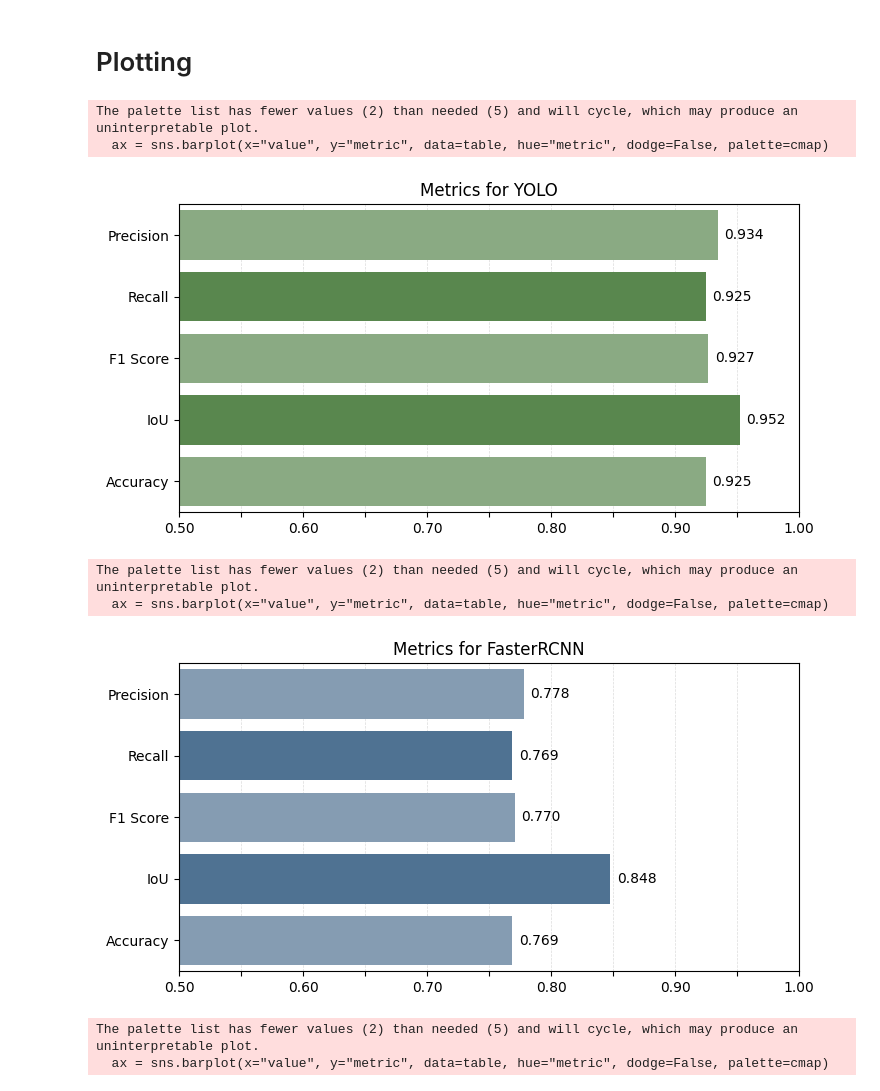
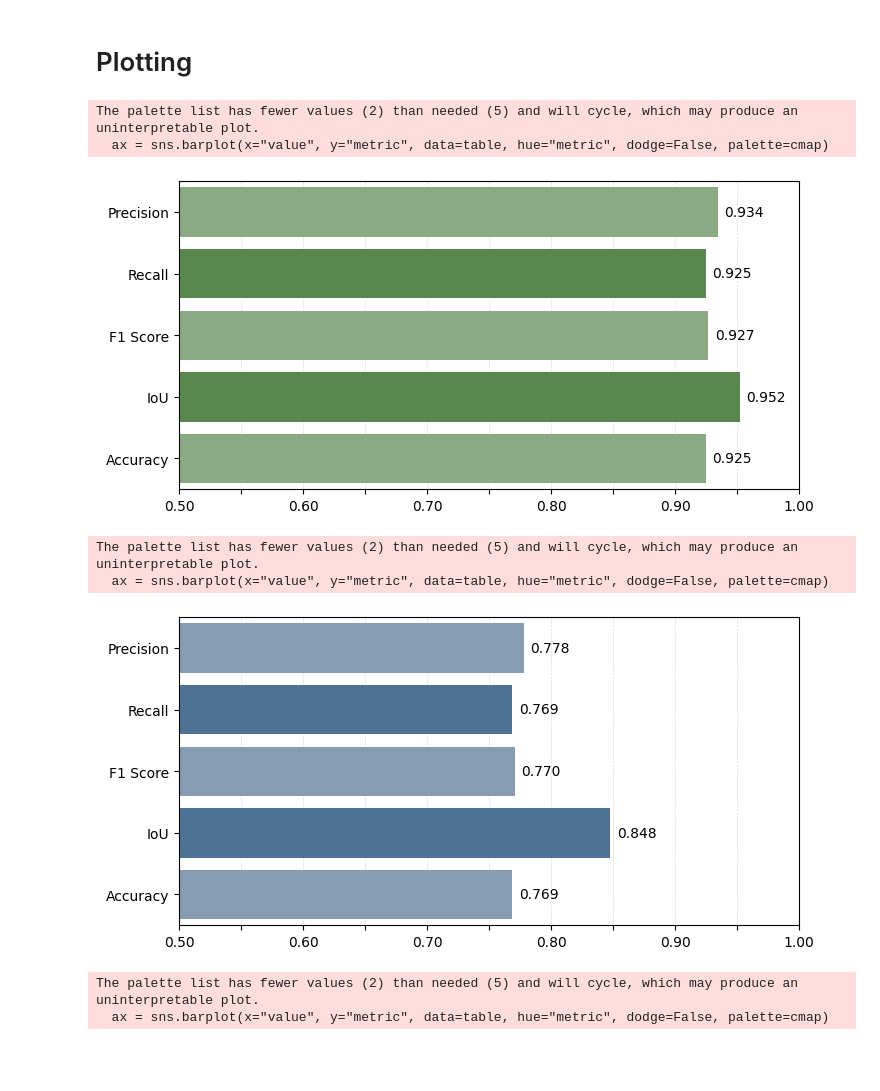
Before and after one commit to ziriraha/snieves-donana-benchmark, a Jupyter notebook: models/analysis/study.ipynb, the cells around one changed output. Drawn from its saved outputs; the diff is of its cells as text; code cells hidden in the pictures; blank space fills up the shorter version.

Commit message:
updated graphs

```diff
--- a/models/analysis/study.ipynb
+++ b/models/analysis/study.ipynb
@@ -136,37 +136,37 @@ def get_model_plot(table, model):
             fontsize=10,
         )
 
     # Double the number of x-ticks
     xticks = np.linspace(0.5, 1, num=11)  # Generate 11 ticks (double the original 6)
     plt.xticks(ticks=xticks, labels=[f"{tick:.2f}" if i % 2 == 0 else "" for i, tick in enumerate(xticks)])
 
     # Add vertical lines for each x-tick
     for tick in ax.get_xticks():
         ax.axvline(x=tick, color='lightgray', linestyle='--', linewidth=0.5, alpha=0.8, zorder=0)
 
     plt.xlim(0.5, 1)
     plt.xlabel("")
     plt.ylabel("")
-    plt.title(f"Metrics for {model}")
+
     plt.show()
 
 # Transform the results DataFrame to have a table for each model
 model_tables = {
     model: results[results["model"] == model]
     .melt(id_vars=["model"], var_name="metric", value_name="value")
     .drop(columns="model")
     for model in results["model"].unique()
 }
 
 # Plot each model's metrics
 for model, table in model_tables.items():
     get_model_plot(table, model)
 # %% [output]
 The palette list has fewer values (2) than needed (5) and will cycle, which may produce an uninterpretable plot.
   ax = sns.barplot(x="value", y="metric", data=table, hue="metric", dodge=False, palette=cmap)
-[figure, old version]
+[figure, new version]
 The palette list has fewer values (2) than needed (5) and will cycle, which may produce an uninterpretable plot.
   ax = sns.barplot(x="value", y="metric", data=table, hue="metric", dodge=False, palette=cmap)
-[figure, old version]
+[figure, new version]
 The palette list has fewer values (2) than needed (5) and will cycle, which may produce an uninterpretable plot.
   ax = sns.barplot(x="value", y="metric", data=table, hue="metric", dodge=False, palette=cmap)
```
Also changed, not shown: parts of 5 cells of this notebook, 6 other files.
